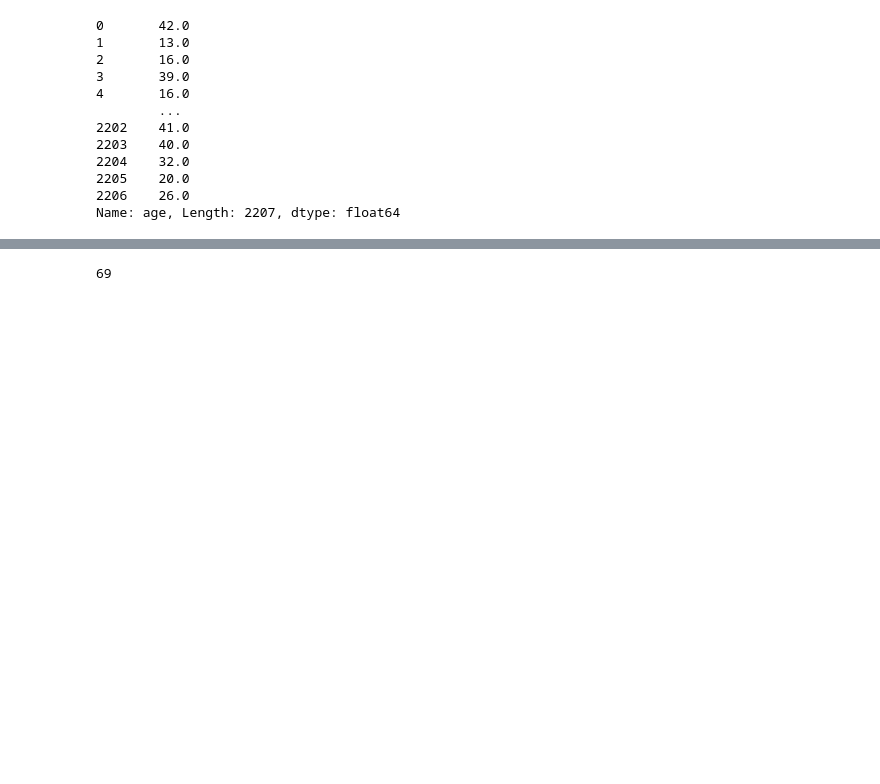
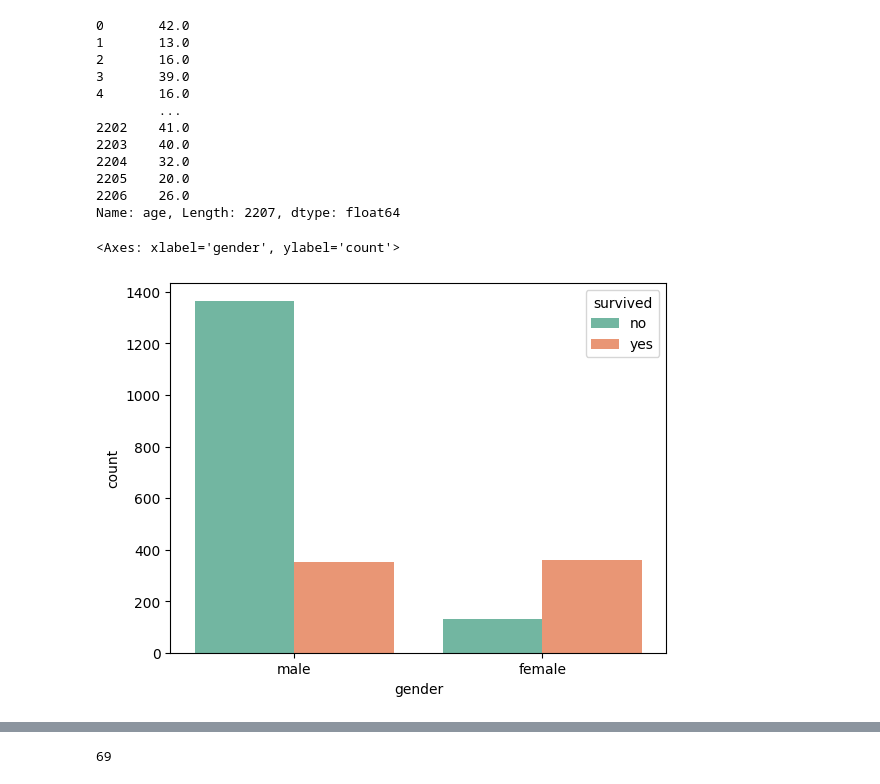
Before and after one commit to JanaEsther/PythonProDataScience, a Jupyter notebook: 01/titanic2.ipynb, the cells around one changed output, grey strips where cells are left out. Cells and saved outputs as stored; diff of their text form; code cells hidden in the pictures; blank space fills up the shorter version.

Commit message:
titanic_survivors

```diff
--- a/01/titanic2.ipynb
+++ b/01/titanic2.ipynb
@@ -207,3 +238,8 @@ ages
 2205    20.0
 2206    26.0
 Name: age, Length: 2207, dtype: float64
+# %%
+sns.countplot(titanic, x="gender", hue="survived", palette="Set2")
+# %% [output]
+<Axes: xlabel='gender', ylabel='count'>
+[figure, added]
```
Also changed, not shown: parts of 6 cells of this notebook.
